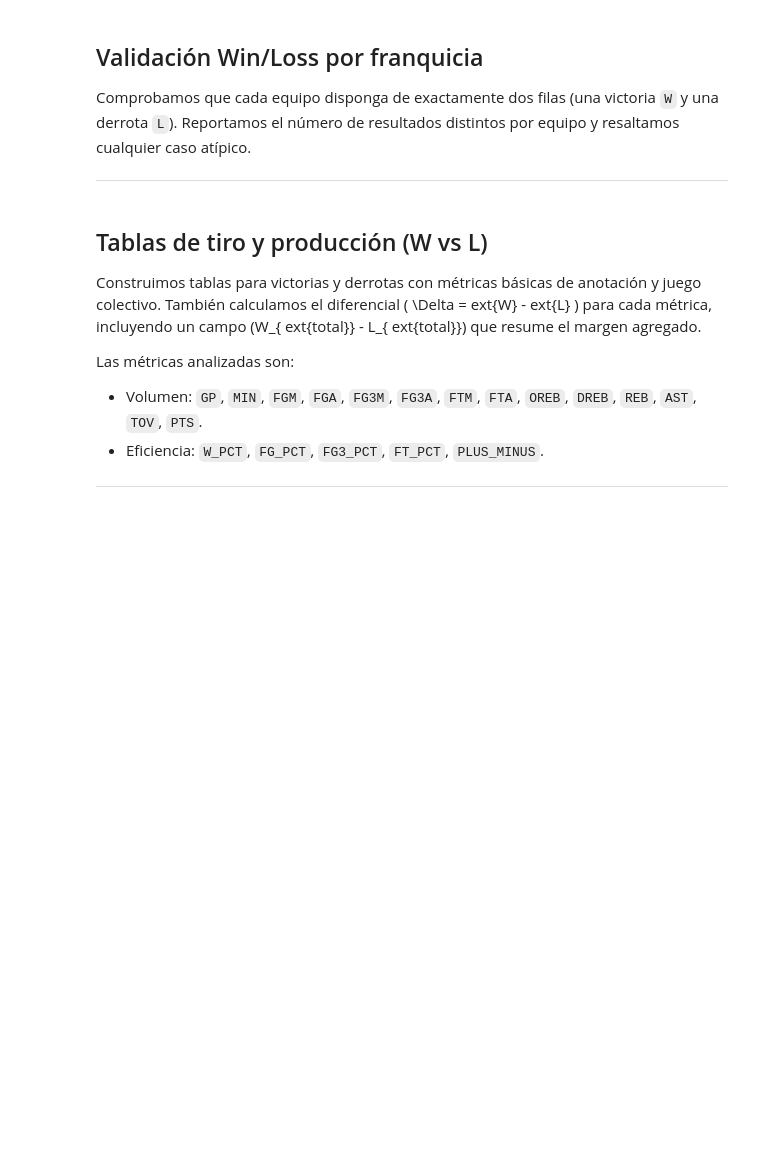
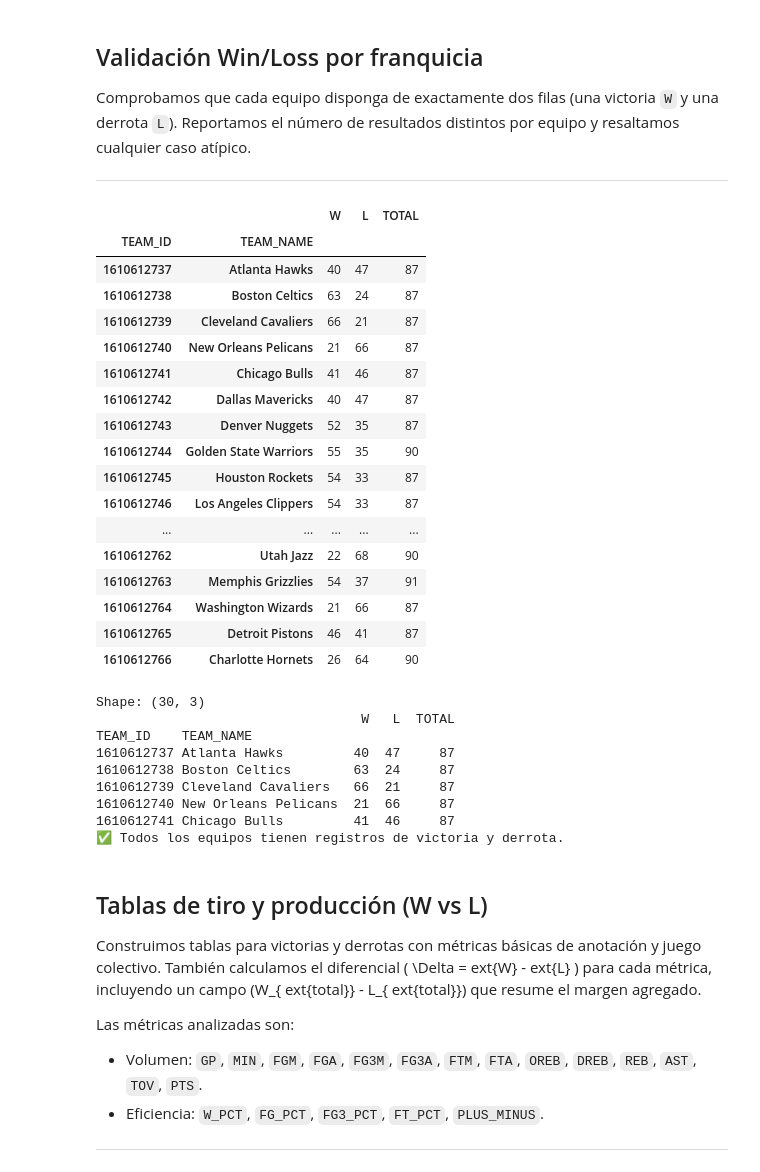
Before and after one commit to diazpablogon/BasketballAnalysis, a Jupyter notebook: 01_data_scrapping/01b_modelling/01a_teamdashboard/01a_generalsplits/01a_base_overview.ipynb, the cells around one changed output. Drawn from its saved outputs; the diff is of its cells as text; code cells hidden in the pictures; blank space fills up the shorter version.

```diff
--- a/01_data_scrapping/01b_modelling/01a_teamdashboard/01a_generalsplits/01a_base_overview.ipynb
+++ b/01_data_scrapping/01b_modelling/01a_teamdashboard/01a_generalsplits/01a_base_overview.ipynb
@@ -56,25 +61,3 @@ print(f"Temporada objetivo: {SEASON_TARGET}")
 Leemos el parquet consolidado, ubicamos las columnas relevantes (`dataset`, `source_dataset`, `season`) y filtramos el subset solicitado (`dataset = 0`, `source_dataset = 0`, temporada 2024-25). Conservamos una copia completa para referencia rápida.
 
 ---
-# %%
-general_df = pd.read_parquet(INTERMEDIATE_PATH)
-
-column_map = {col.lower(): col for col in general_df.columns}
-
-filtered_df = general_df.copy()
-
-for key, value in (("dataset", DATASET_REFERENCE_ID), ("source_dataset", DATASET_REFERENCE_ID)):
-    col = column_map.get(key)
-    if col is not None:
-        filtered_df = filtered_df[filtered_df[col] == value]
-
-season_col = column_map.get("season") or column_map.get("season_year")
-if season_col is not None:
-    filtered_df = filtered_df[filtered_df[season_col].astype(str) == SEASON_TARGET]
-
-analysis_df = filtered_df.copy()
-
-print("general_df shape:", general_df.shape)
-print("analysis_df shape:", analysis_df.shape)
-print("Columnas disponibles:")
-print(sorted(analysis_df.columns))
@@ -112,22 +143,54 @@ Comprobamos que cada equipo disponga de exactamente dos filas (una victoria `W`
 ---
 # %%
 win_loss_counts = (
-    analysis_std.groupby(TEAM_KEYS + [RESULT_COL])
-    .size()
-    .unstack(fill_value=0)
+    analysis_std
+    .groupby(TEAM_KEYS, dropna=False)[["W", "L"]]
+    .sum(min_count=1)   # suma por equipo
 )
 
-win_loss_summary = win_loss_counts.assign(TOTAL=lambda df: df.sum(axis=1))
+win_loss_summary = win_loss_counts.assign(TOTAL=lambda df: df["W"] + df["L"])
 
-anomalies = win_loss_summary[(win_loss_summary.get("W", 0) == 0) | (win_loss_summary.get("L", 0) == 0)]
+anomalies = win_loss_summary[
+    (win_loss_summary["W"] == 0) | (win_loss_summary["L"] == 0)
+]
 
 display(win_loss_summary)
+print("Shape:", win_loss_summary.shape)
+print(win_loss_summary.head())
 
 if not anomalies.empty:
     print("⚠️ Equipos sin par W/L completo:")
     display(anomalies)
 else:
     print("✅ Todos los equipos tienen registros de victoria y derrota.")
+# %% [output]
+|  |  | W | L | TOTAL |
+| TEAM_ID | TEAM_NAME |  |  |  |
+| 1610612737 | Atlanta Hawks | 40 | 47 | 87 |
+| 1610612738 | Boston Celtics | 63 | 24 | 87 |
+| 1610612739 | Cleveland Cavaliers | 66 | 21 | 87 |
+| 1610612740 | New Orleans Pelicans | 21 | 66 | 87 |
+| 1610612741 | Chicago Bulls | 41 | 46 | 87 |
+| 1610612742 | Dallas Mavericks | 40 | 47 | 87 |
+| 1610612743 | Denver Nuggets | 52 | 35 | 87 |
+| 1610612744 | Golden State Warriors | 55 | 35 | 90 |
+| 1610612745 | Houston Rockets | 54 | 33 | 87 |
+| 1610612746 | Los Angeles Clippers | 54 | 33 | 87 |
+| ... | ... | ... | ... | ... |
+| 1610612762 | Utah Jazz | 22 | 68 | 90 |
+| 1610612763 | Memphis Grizzlies | 54 | 37 | 91 |
+| 1610612764 | Washington Wizards | 21 | 66 | 87 |
+| 1610612765 | Detroit Pistons | 46 | 41 | 87 |
+| 1610612766 | Charlotte Hornets | 26 | 64 | 90 |
+Shape: (30, 3)
+                                  W   L  TOTAL
+TEAM_ID    TEAM_NAME
+1610612737 Atlanta Hawks         40  47     87
+1610612738 Boston Celtics        63  24     87
+1610612739 Cleveland Cavaliers   66  21     87
+1610612740 New Orleans Pelicans  21  66     87
+1610612741 Chicago Bulls         41  46     87
+✅ Todos los equipos tienen registros de victoria y derrota.
 # %% [markdown]
 ## Tablas de tiro y producción (W vs L)
 
```
Also changed, not shown: parts of 7 cells of this notebook, 21 other files.
